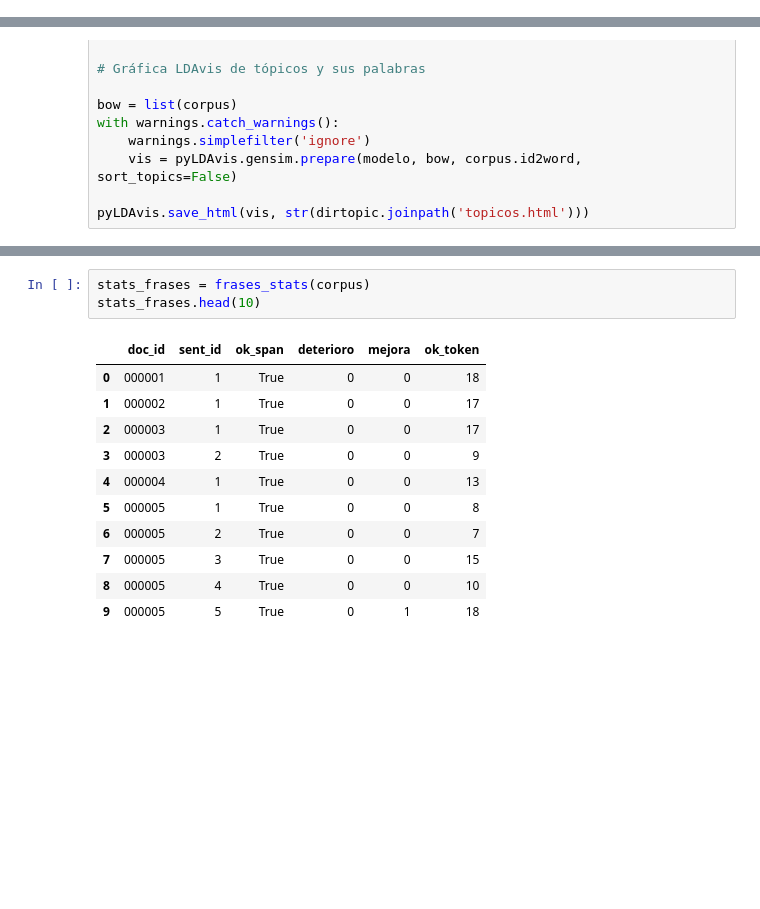
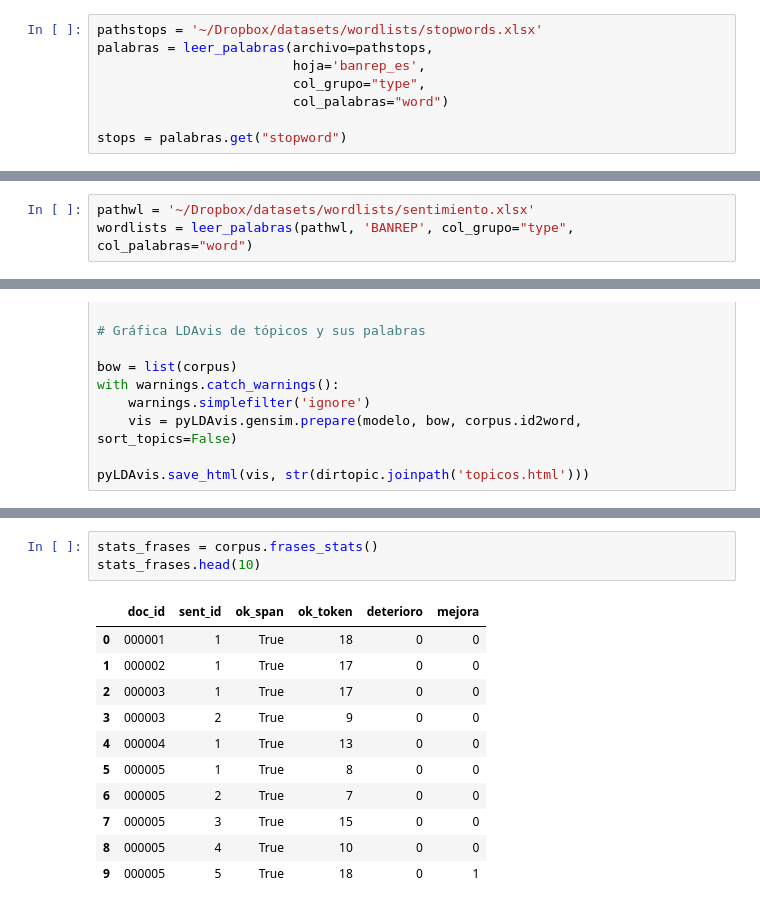
Before and after one commit to munozbravo/banrep, a Jupyter notebook: banrep/notebooks/ej_topicos.ipynb, the cells around one changed output, grey strips where cells are left out. Cells and saved outputs as stored; diff of their text form; blank space fills up the shorter version.

```diff
--- a/banrep/notebooks/ej_topicos.ipynb
+++ b/banrep/notebooks/ej_topicos.ipynb
@@ -109,0 +72,8 @@ corpus.id2word.save(str(dir_salida.joinpath('id2word')))
+# %%
+pathstops = '~/Dropbox/datasets/wordlists/stopwords.xlsx'
+palabras = leer_palabras(archivo=pathstops,
+                         hoja='banrep_es',
+                         col_grupo="type",
+                         col_palabras="word")
+
+stops = palabras.get("stopword")
@@ -109,0 +102,3 @@ corpus.id2word.save(str(dir_salida.joinpath('id2word')))
+# %%
+pathwl = '~/Dropbox/datasets/wordlists/sentimiento.xlsx'
+wordlists = leer_palabras(pathwl, 'BANREP', col_grupo="type", col_palabras="word")
@@ -219,17 +333,17 @@ con_ngrams.head(10)
 | 8 | 000001 | 1 | 9 | resultados |
 | 9 | 000001 | 1 | 10 | inflación |
 # %%
-stats_frases = frases_stats(corpus)
+stats_frases = corpus.frases_stats()
 stats_frases.head(10)
 # %% [output]
-|  | doc_id | sent_id | ok_span | deterioro | mejora | ok_token |
-| 0 | 000001 | 1 | True | 0 | 0 | 18 |
-| 1 | 000002 | 1 | True | 0 | 0 | 17 |
-| 2 | 000003 | 1 | True | 0 | 0 | 17 |
-| 3 | 000003 | 2 | True | 0 | 0 | 9 |
-| 4 | 000004 | 1 | True | 0 | 0 | 13 |
-| 5 | 000005 | 1 | True | 0 | 0 | 8 |
-| 6 | 000005 | 2 | True | 0 | 0 | 7 |
-| 7 | 000005 | 3 | True | 0 | 0 | 15 |
-| 8 | 000005 | 4 | True | 0 | 0 | 10 |
-| 9 | 000005 | 5 | True | 0 | 1 | 18 |
+|  | doc_id | sent_id | ok_span | ok_token | deterioro | mejora |
+| 0 | 000001 | 1 | True | 18 | 0 | 0 |
+| 1 | 000002 | 1 | True | 17 | 0 | 0 |
+| 2 | 000003 | 1 | True | 17 | 0 | 0 |
+| 3 | 000003 | 2 | True | 9 | 0 | 0 |
+| 4 | 000004 | 1 | True | 13 | 0 | 0 |
+| 5 | 000005 | 1 | True | 8 | 0 | 0 |
+| 6 | 000005 | 2 | True | 7 | 0 | 0 |
+| 7 | 000005 | 3 | True | 15 | 0 | 0 |
+| 8 | 000005 | 4 | True | 10 | 0 | 0 |
+| 9 | 000005 | 5 | True | 18 | 0 | 1 |
```
Also changed, not shown: parts of 58 cells of this notebook, 1 other file.
